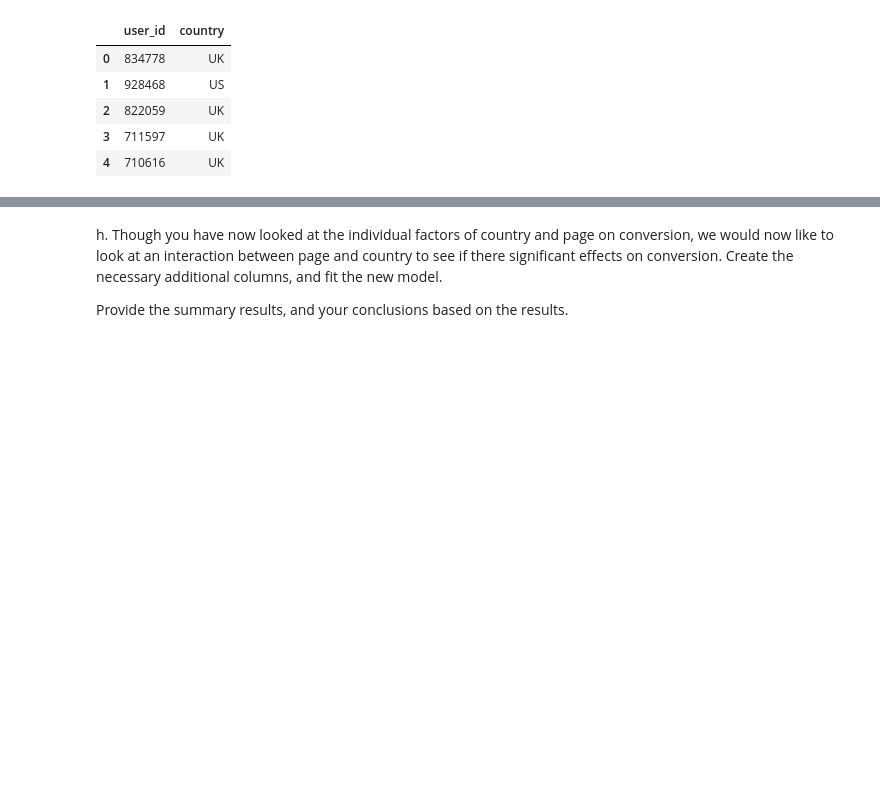
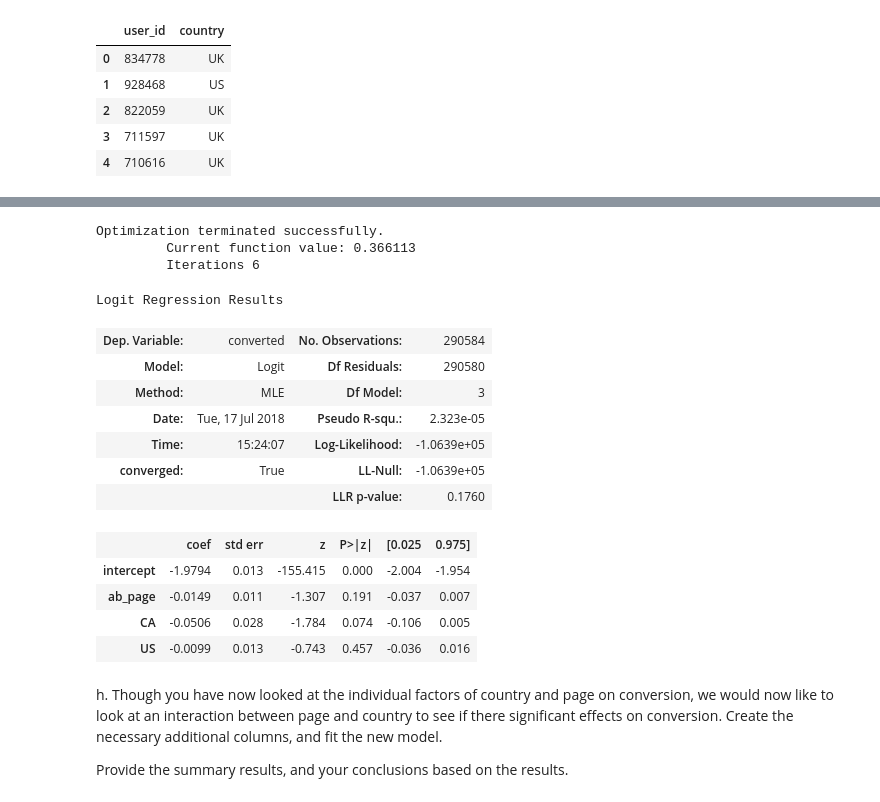
Before and after one commit to sarvani4592/Analyse-A-B-testing-results, a Jupyter notebook: analyzeabtestresults-2/AnalyzeABTestResults 2/Analyze_ab_test_results_notebook.ipynb, the cells around one changed output, grey strips where cells are left out. Drawn from its saved outputs; the diff is of its cells as text; code cells hidden in the pictures; blank space fills up the shorter version.

```diff
--- a/analyzeabtestresults-2/AnalyzeABTestResults 2/Analyze_ab_test_results_notebook.ipynb
+++ b/analyzeabtestresults-2/AnalyzeABTestResults 2/Analyze_ab_test_results_notebook.ipynb
@@ -614,6 +679,31 @@ US    203618
 UK     72466
 CA     14499
 Name: country, dtype: int64
+# %%
+### Fit Your Linear Model And Obtain the Results
+df['intercept'] = 1
+
+log_mod = sm. Logit (df_new['converted'], df_new[['intercept', 'ab_page', 'CA', 'US']])
+#log_mod = sm.Logit(df_new['converted'], df_new[['CA', 'US']])
+results = log_mod.fit()
+results.summary()
+# %% [output]
+Optimization terminated successfully.
+         Current function value: 0.366113
+         Iterations 6
+Logit Regression Results
+| Dep. Variable: | converted | No. Observations: | 290584 |
+| Model: | Logit | Df Residuals: | 290580 |
+| Method: | MLE | Df Model: | 3 |
+| Date: | Tue, 17 Jul 2018 | Pseudo R-squ.: | 2.323e-05 |
+| Time: | 15:24:07 | Log-Likelihood: | -1.0639e+05 |
+| converged: | True | LL-Null: | -1.0639e+05 |
+|  |  | LLR p-value: | 0.1760 |
+|  | coef | std err | z | P>|z| | [0.025 | 0.975] |
+| intercept | -1.9794 | 0.013 | -155.415 | 0.000 | -2.004 | -1.954 |
+| ab_page | -0.0149 | 0.011 | -1.307 | 0.191 | -0.037 | 0.007 |
+| CA | -0.0506 | 0.028 | -1.784 | 0.074 | -0.106 | 0.005 |
+| US | -0.0099 | 0.013 | -0.743 | 0.457 | -0.036 | 0.016 |
 # %% [markdown]
 h. Though you have now looked at the individual factors of country and page on conversion, we would now like to look at an interaction between page and country to see if there significant effects on conversion.  Create the necessary additional columns, and fit the new model.
 
```
Also changed, not shown: parts of 43 cells of this notebook, 1 other file.
